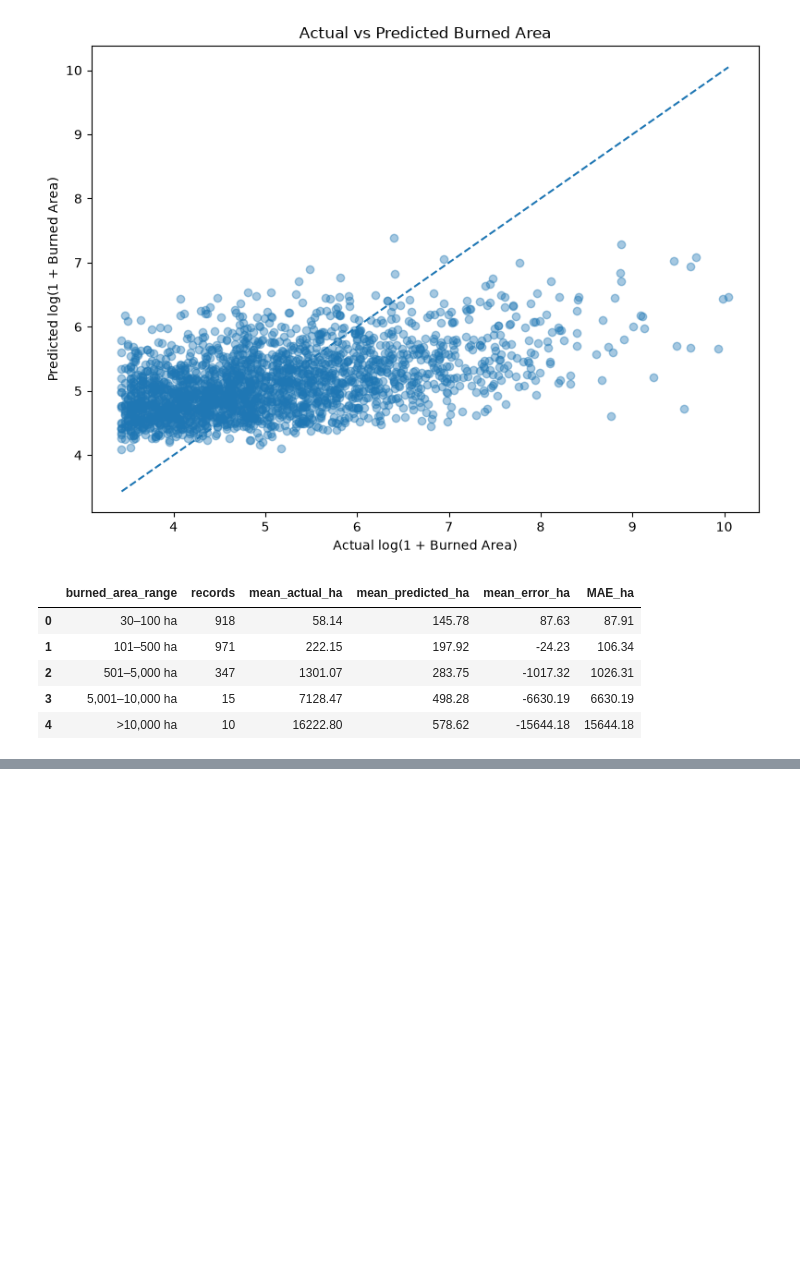
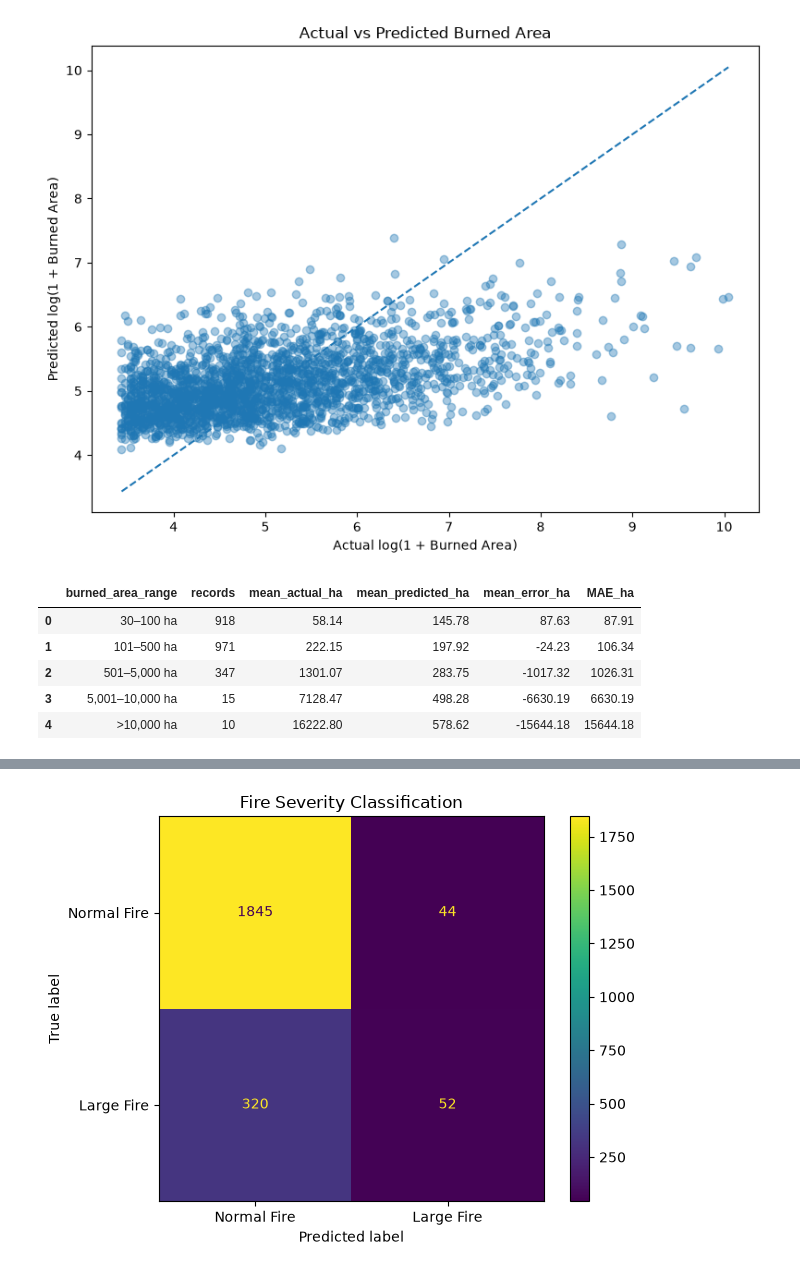
Before and after one commit to mraznyrazeek/ML-Based-Forest-Fire-Prediction-Project, a Jupyter notebook: backend/notebooks/03_model_training.ipynb, the cells around one changed output, grey strips where cells are left out. Cells and saved outputs as stored; diff of their text form; code cells hidden in the pictures; blank space fills up the shorter version.

```diff
--- a/backend/notebooks/03_model_training.ipynb
+++ b/backend/notebooks/03_model_training.ipynb
@@ -2013,0 +2306,18 @@ display(range_summary.round(2))
+# %%
+from sklearn.ensemble import HistGradientBoostingClassifier
+
+severity_classifier = HistGradientBoostingClassifier(
+    max_iter=150,
+    max_leaf_nodes=31,
+    learning_rate=0.05,
+    min_samples_leaf=30,
+    l2_regularization=1.0,
+    random_state=42
+)
+
+severity_classifier.fit(
+    X_train,
+    y_train_severity
+)
+
+print("Severity classifier trained successfully.")
@@ -2013,0 +2415,19 @@ display(range_summary.round(2))
+# %%
+# SEVERITY CONFUSION MATRIX
+
+from sklearn.metrics import ConfusionMatrixDisplay
+
+ConfusionMatrixDisplay.from_predictions(
+    y_test_severity,
+    severity_test_pred,
+    display_labels=[
+        "Normal Fire",
+        "Large Fire"
+    ]
+)
+
+plt.title("Fire Severity Classification")
+plt.tight_layout()
+plt.show()
+# %% [output]
+[figure, added]
```
Also changed, not shown: parts of 42 cells of this notebook, 1 other file.
